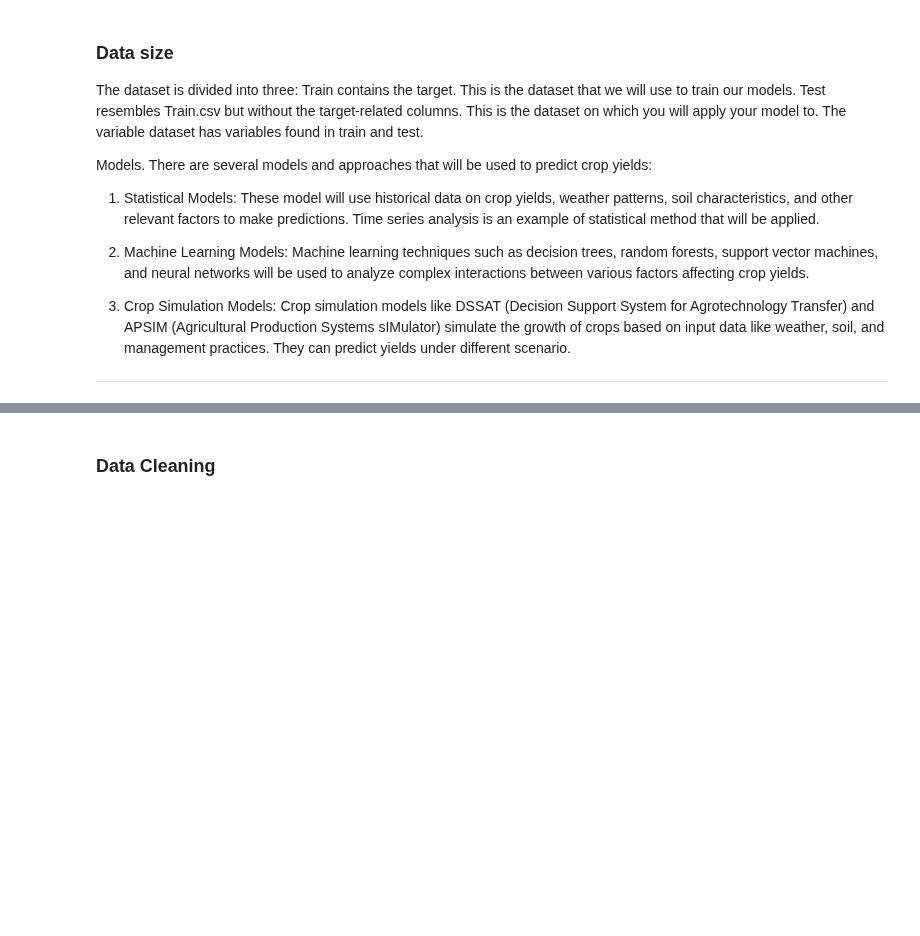
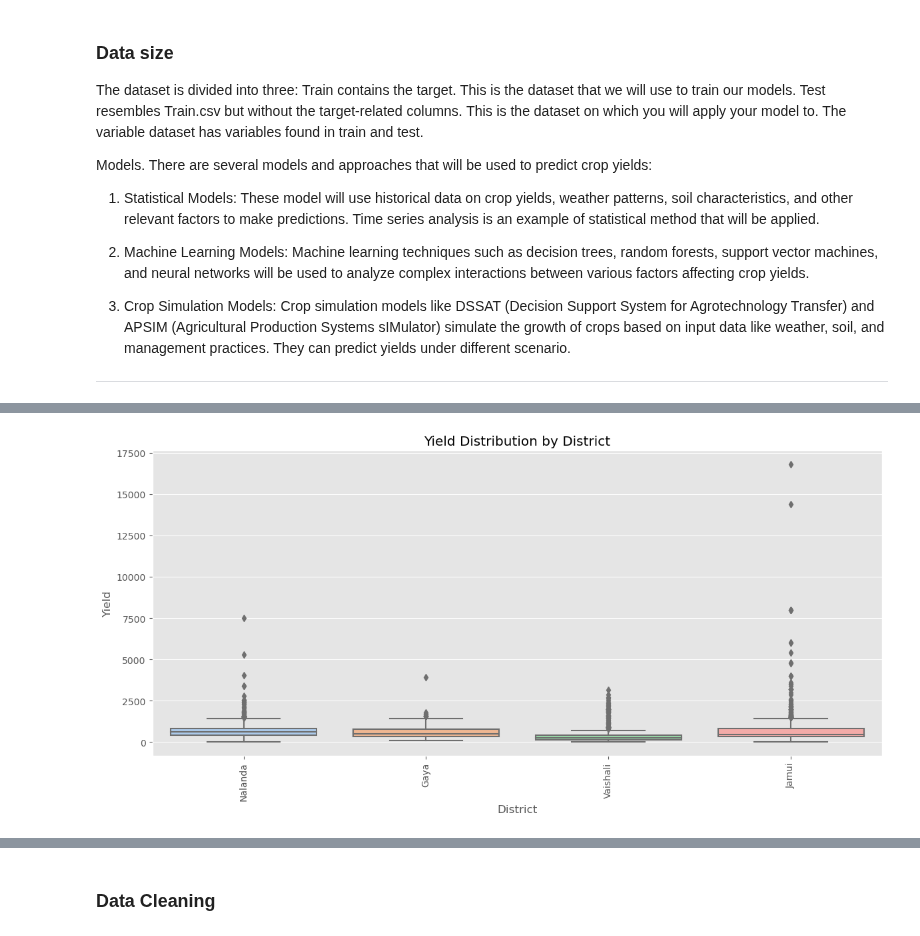
Before and after one commit to JOHNMARK-cmd/phase5project, a Jupyter notebook: GROUP-SIX.ipynb, the cells around one changed output, grey strips where cells are left out. Cells and saved outputs as stored; diff of their text form; code cells hidden in the pictures; blank space fills up the shorter version.

```diff
--- a/GROUP-SIX.ipynb
+++ b/GROUP-SIX.ipynb
@@ -193,0 +306,13 @@ memory usage: 433.5+ KB
+# %%
+
+#Box Plot of Yield by District
+plt.figure(figsize=(12, 6))
+sns.boxplot(data=train, x='District', y='Yield', palette='pastel')
+plt.title('Yield Distribution by District')
+plt.xlabel('District')
+plt.ylabel('Yield')
+plt.xticks(rotation=90)
+plt.tight_layout()
+plt.show()
+# %% [output]
+[figure, added]
```
Also changed, not shown: parts of 51 cells of this notebook.
